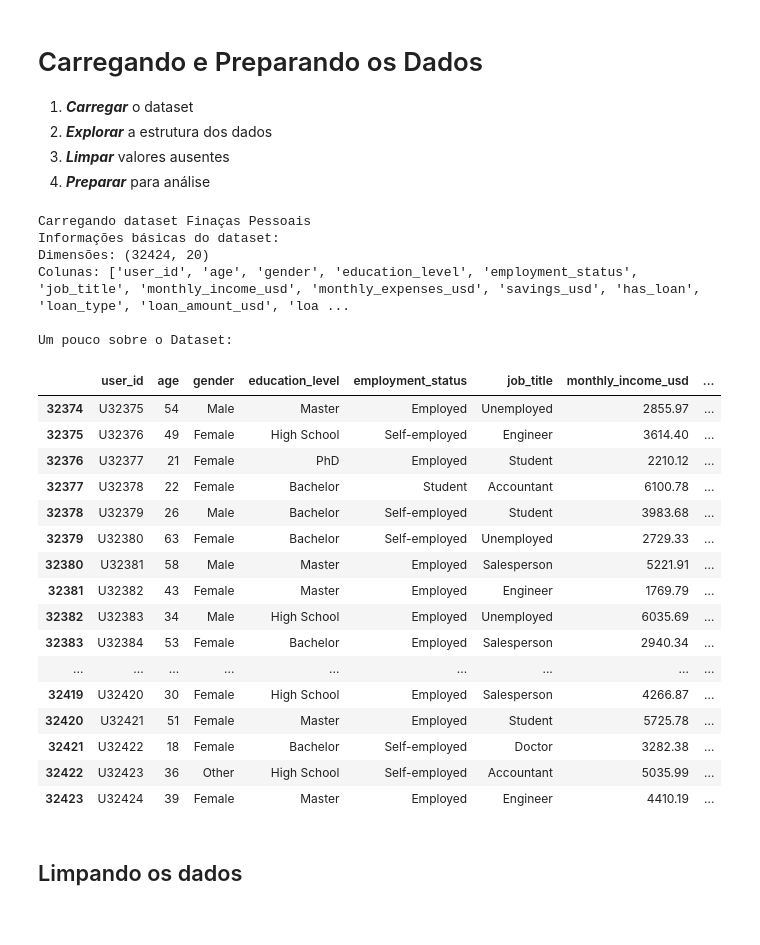
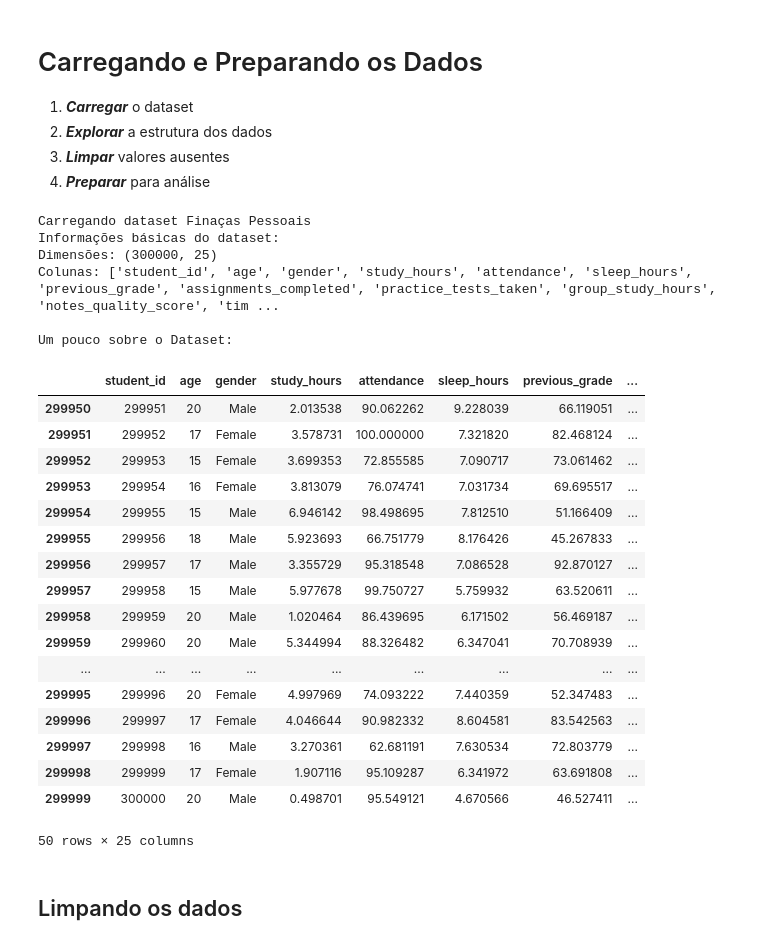
Before and after one commit to lucasalmo/lia1_2026_1, a Jupyter notebook: Entregas - Lucas Almeida Moreira/Exercício 1.ipynb, the cells around one changed output. Drawn from its saved outputs; the diff is of its cells as text; code cells hidden in the pictures.

```diff
--- a/Entregas - Lucas Almeida Moreira/Exercício 1.ipynb
+++ b/Entregas - Lucas Almeida Moreira/Exercício 1.ipynb
@@ -20,42 +20,43 @@
 # %%
 import pandas as pd
 import numpy as np
 import matplotlib.pyplot as plt
 import seaborn as sns
 
 print('Carregando dataset Finaças Pessoais')
-df = pd.read_csv('https://raw.githubusercontent.com/lucasalmo/lia1_2026_1/refs/heads/main/Entregas%20-%20Lucas%20Almeida%20Moreira/synthetic_personal_finance_dataset.csv')
+df = pd.read_csv('https://raw.githubusercontent.com/lucasalmo/lia1_2026_1/refs/heads/main/Entregas%20-%20Lucas%20Almeida%20Moreira/student_performance_prediction_dataset-2.csv')
 
 print('Informações básicas do dataset:')
 print(f'Dimensões: {df.shape}')
 print(f'Colunas: {list(df.columns)}')
 
 print('\nUm pouco sobre o Dataset:')
 df.tail(50)
 # %% [output]
 Carregando dataset Finaças Pessoais
 Informações básicas do dataset:
-Dimensões: (32424, 20)
-Colunas: ['user_id', 'age', 'gender', 'education_level', 'employment_status', 'job_title', 'monthly_income_usd', 'monthly_expenses_usd', 'savings_usd', 'has_loan', 'loan_type', 'loan_amount_usd', 'loa ...
+Dimensões: (300000, 25)
+Colunas: ['student_id', 'age', 'gender', 'study_hours', 'attendance', 'sleep_hours', 'previous_grade', 'assignments_completed', 'practice_tests_taken', 'group_study_hours', 'notes_quality_score', 'tim ...
 
 Um pouco sobre o Dataset:
-|  | user_id | age | gender | education_level | employment_status | job_title | monthly_income_usd | ... |
-| 32374 | U32375 | 54 | Male | Master | Employed | Unemployed | 2855.97 | ... |
-| 32375 | U32376 | 49 | Female | High School | Self-employed | Engineer | 3614.40 | ... |
-| 32376 | U32377 | 21 | Female | PhD | Employed | Student | 2210.12 | ... |
-| 32377 | U32378 | 22 | Female | Bachelor | Student | Accountant | 6100.78 | ... |
-| 32378 | U32379 | 26 | Male | Bachelor | Self-employed | Student | 3983.68 | ... |
-| 32379 | U32380 | 63 | Female | Bachelor | Self-employed | Unemployed | 2729.33 | ... |
-| 32380 | U32381 | 58 | Male | Master | Employed | Salesperson | 5221.91 | ... |
-| 32381 | U32382 | 43 | Female | Master | Employed | Engineer | 1769.79 | ... |
-| 32382 | U32383 | 34 | Male | High School | Employed | Unemployed | 6035.69 | ... |
-| 32383 | U32384 | 53 | Female | Bachelor | Employed | Salesperson | 2940.34 | ... |
+|  | student_id | age | gender | study_hours | attendance | sleep_hours | previous_grade | ... |
+| 299950 | 299951 | 20 | Male | 2.013538 | 90.062262 | 9.228039 | 66.119051 | ... |
+| 299951 | 299952 | 17 | Female | 3.578731 | 100.000000 | 7.321820 | 82.468124 | ... |
+| 299952 | 299953 | 15 | Female | 3.699353 | 72.855585 | 7.090717 | 73.061462 | ... |
+| 299953 | 299954 | 16 | Female | 3.813079 | 76.074741 | 7.031734 | 69.695517 | ... |
+| 299954 | 299955 | 15 | Male | 6.946142 | 98.498695 | 7.812510 | 51.166409 | ... |
+| 299955 | 299956 | 18 | Male | 5.923693 | 66.751779 | 8.176426 | 45.267833 | ... |
+| 299956 | 299957 | 17 | Male | 3.355729 | 95.318548 | 7.086528 | 92.870127 | ... |
+| 299957 | 299958 | 15 | Male | 5.977678 | 99.750727 | 5.759932 | 63.520611 | ... |
+| 299958 | 299959 | 20 | Male | 1.020464 | 86.439695 | 6.171502 | 56.469187 | ... |
+| 299959 | 299960 | 20 | Male | 5.344994 | 88.326482 | 6.347041 | 70.708939 | ... |
 | ... | ... | ... | ... | ... | ... | ... | ... | ... |
-| 32419 | U32420 | 30 | Female | High School | Employed | Salesperson | 4266.87 | ... |
-| 32420 | U32421 | 51 | Female | Master | Employed | Student | 5725.78 | ... |
-| 32421 | U32422 | 18 | Female | Bachelor | Self-employed | Doctor | 3282.38 | ... |
-| 32422 | U32423 | 36 | Other | High School | Self-employed | Accountant | 5035.99 | ... |
-| 32423 | U32424 | 39 | Female | Master | Employed | Engineer | 4410.19 | ... |
+| 299995 | 299996 | 20 | Female | 4.997969 | 74.093222 | 7.440359 | 52.347483 | ... |
+| 299996 | 299997 | 17 | Female | 4.046644 | 90.982332 | 8.604581 | 83.542563 | ... |
+| 299997 | 299998 | 16 | Male | 3.270361 | 62.681191 | 7.630534 | 72.803779 | ... |
+| 299998 | 299999 | 17 | Female | 1.907116 | 95.109287 | 6.341972 | 63.691808 | ... |
+| 299999 | 300000 | 20 | Male | 0.498701 | 95.549121 | 4.670566 | 46.527411 | ... |
+50 rows × 25 columns
 # %% [markdown]
 ## Limpando os dados
 # %%
```
Also changed, not shown: 2 other files.
